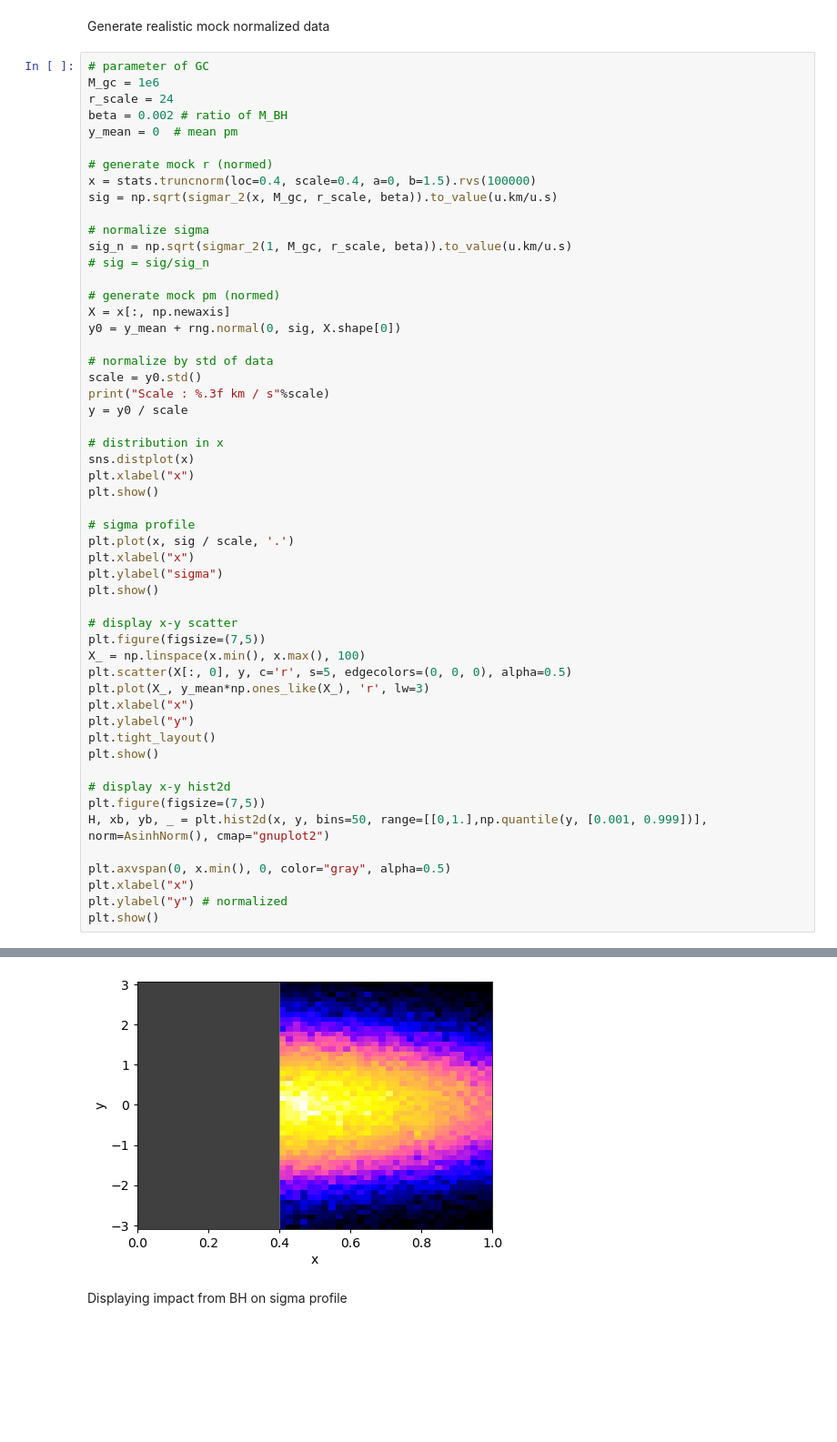
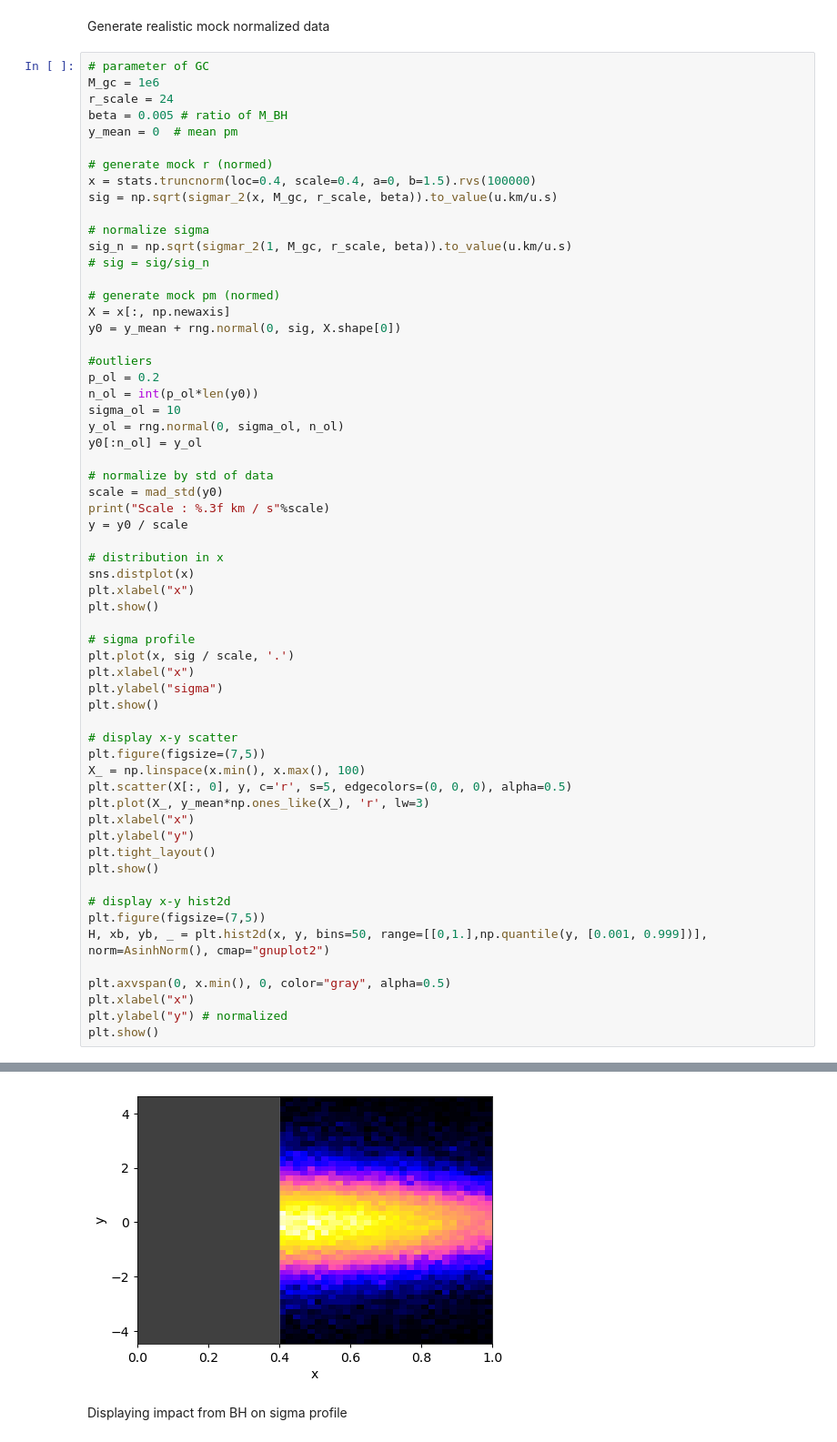
Before and after one commit to nstarman/jas1101_project, a Jupyter notebook: notebooks/Dynesty_GCModel.ipynb, the cells around one changed output, grey strips where cells are left out. Shown at 91% size. Saved outputs shown, nothing was run; the diff lists cells and outputs as text; blank space fills up the shorter version.

Commit message:
fitting option include error & outlier

```diff
--- a/notebooks/Dynesty_GCModel.ipynb
+++ b/notebooks/Dynesty_GCModel.ipynb
@@ -36,7 +50,7 @@ Generate realistic mock normalized data
 # parameter of GC
 M_gc = 1e6
 r_scale = 24
-beta = 0.002 # ratio of M_BH
+beta = 0.005 # ratio of M_BH
 y_mean = 0  # mean pm
 
 # generate mock r (normed)
@@ -51,8 +65,15 @@ sig_n = np.sqrt(sigmar_2(1, M_gc, r_scale, beta)).to_value(u.km/u.s)
 X = x[:, np.newaxis]
 y0 = y_mean + rng.normal(0, sig, X.shape[0])
 
+#outliers
+p_ol = 0.2
+n_ol = int(p_ol*len(y0))
+sigma_ol = 10
+y_ol = rng.normal(0, sigma_ol, n_ol)
+y0[:n_ol] = y_ol
+
 # normalize by std of data
-scale = y0.std()
+scale = mad_std(y0)
 print("Scale : %.3f km / s"%scale)
 y = y0 / scale
 
@@ -93,4 +114,4 @@ Scale : 7.797 km / s
-[figure, old version]
+[figure, new version]
 # %% [markdown]
 Displaying impact from BH on sigma profile
 # %%
```
Also changed, not shown: parts of 17 cells of this notebook, 5 other files.
